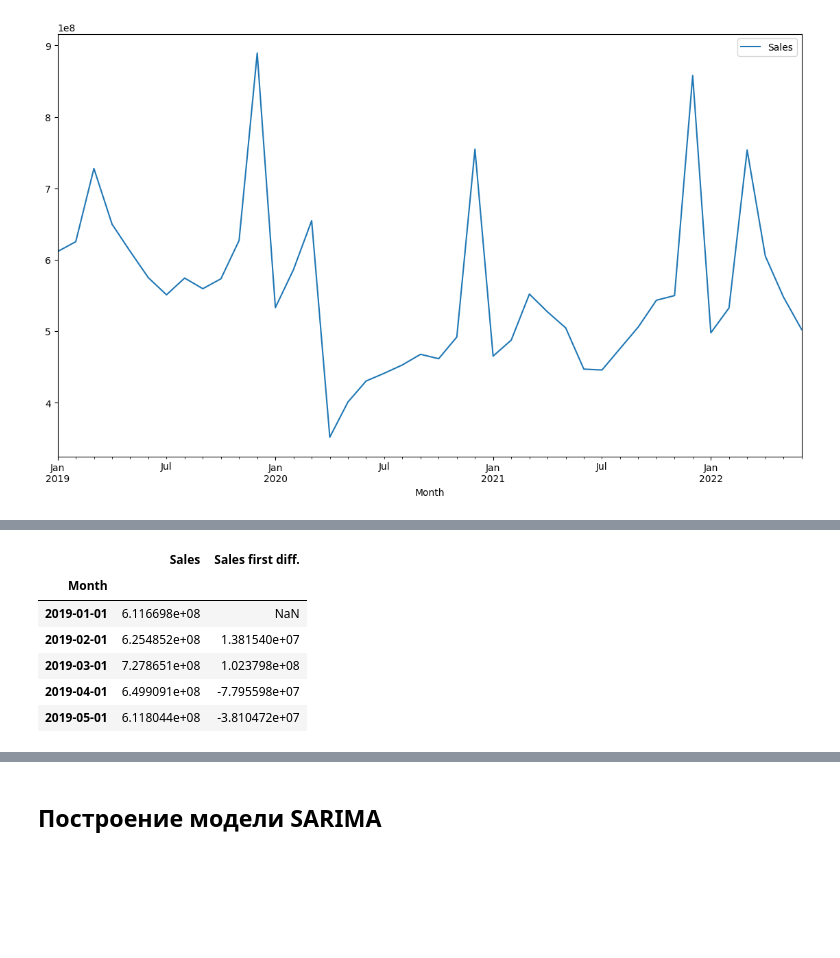
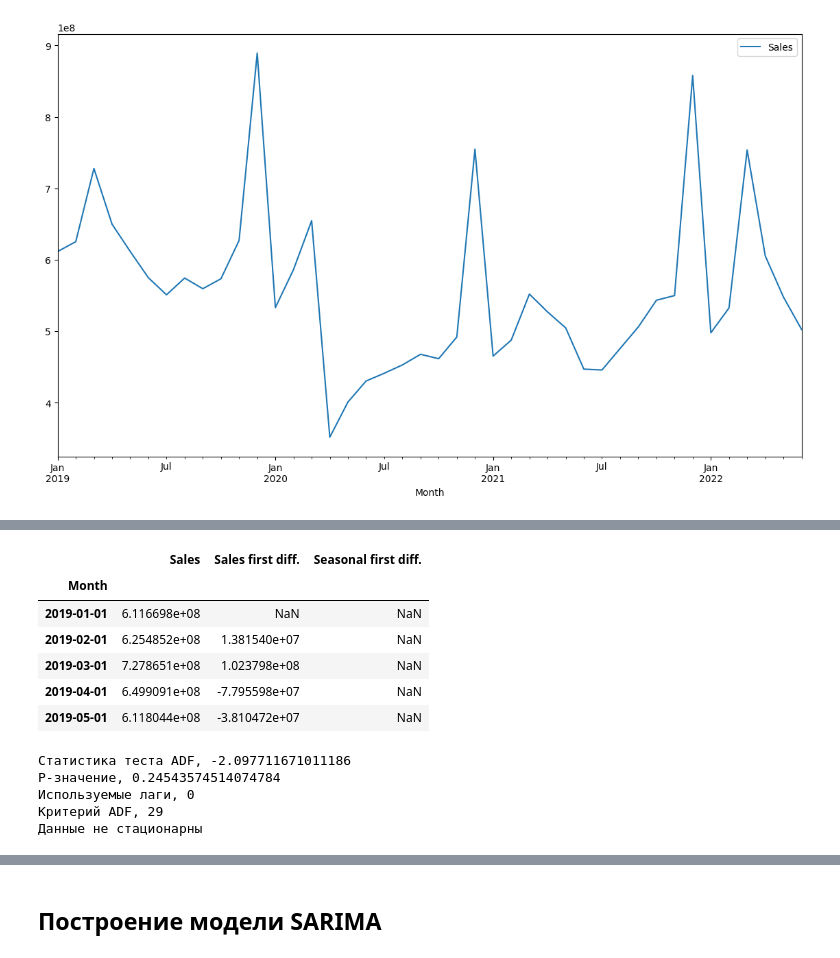
Before and after one commit to OriginalModo/FORECAST_2_MONTH, a Jupyter notebook: FORECAST_2_MONTH_2_YEARS.ipynb, the cells around one changed output, grey strips where cells are left out. Cells and saved outputs as stored; diff of their text form; code cells hidden in the pictures; blank space fills up the shorter version.

```diff
--- a/FORECAST_2_MONTH_2_YEARS.ipynb
+++ b/FORECAST_2_MONTH_2_YEARS.ipynb
@@ -195,13 +197,21 @@ P-значение, 4.946542437323099e-05
+# %%
+df.head()
+# %% [output]
+|  | Sales | Sales first diff. | Seasonal first diff. |
+| Month |  |  |  |
+| 2019-01-01 | 6.116698e+08 | NaN | NaN |
+| 2019-02-01 | 6.254852e+08 | 1.381540e+07 | NaN |
+| 2019-03-01 | 7.278651e+08 | 1.023798e+08 | NaN |
+| 2019-04-01 | 6.499091e+08 | -7.795598e+07 | NaN |
+| 2019-05-01 | 6.118044e+08 | -3.810472e+07 | NaN |
 # %%
-adfuller_test(df['Sales first diff.'].dropna())
+adfuller_test(df['Seasonal first diff.'].dropna())
 # %% [output]
-|  | Sales | Sales first diff. |
-| Month |  |  |
-| 2019-01-01 | 6.116698e+08 | NaN |
-| 2019-02-01 | 6.254852e+08 | 1.381540e+07 |
-| 2019-03-01 | 7.278651e+08 | 1.023798e+08 |
-| 2019-04-01 | 6.499091e+08 | -7.795598e+07 |
-| 2019-05-01 | 6.118044e+08 | -3.810472e+07 |
+Статистика теста ADF, -2.097711671011186
+P-значение, 0.24543574514074784
+Используемые лаги, 0
+Критерий ADF, 29
+Данные не стационарны
 # %%
 df[['Sales first diff.']].plot(figsize=(12,8))
 # %% [output]
```
Also changed, not shown: parts of 33 cells of this notebook.
